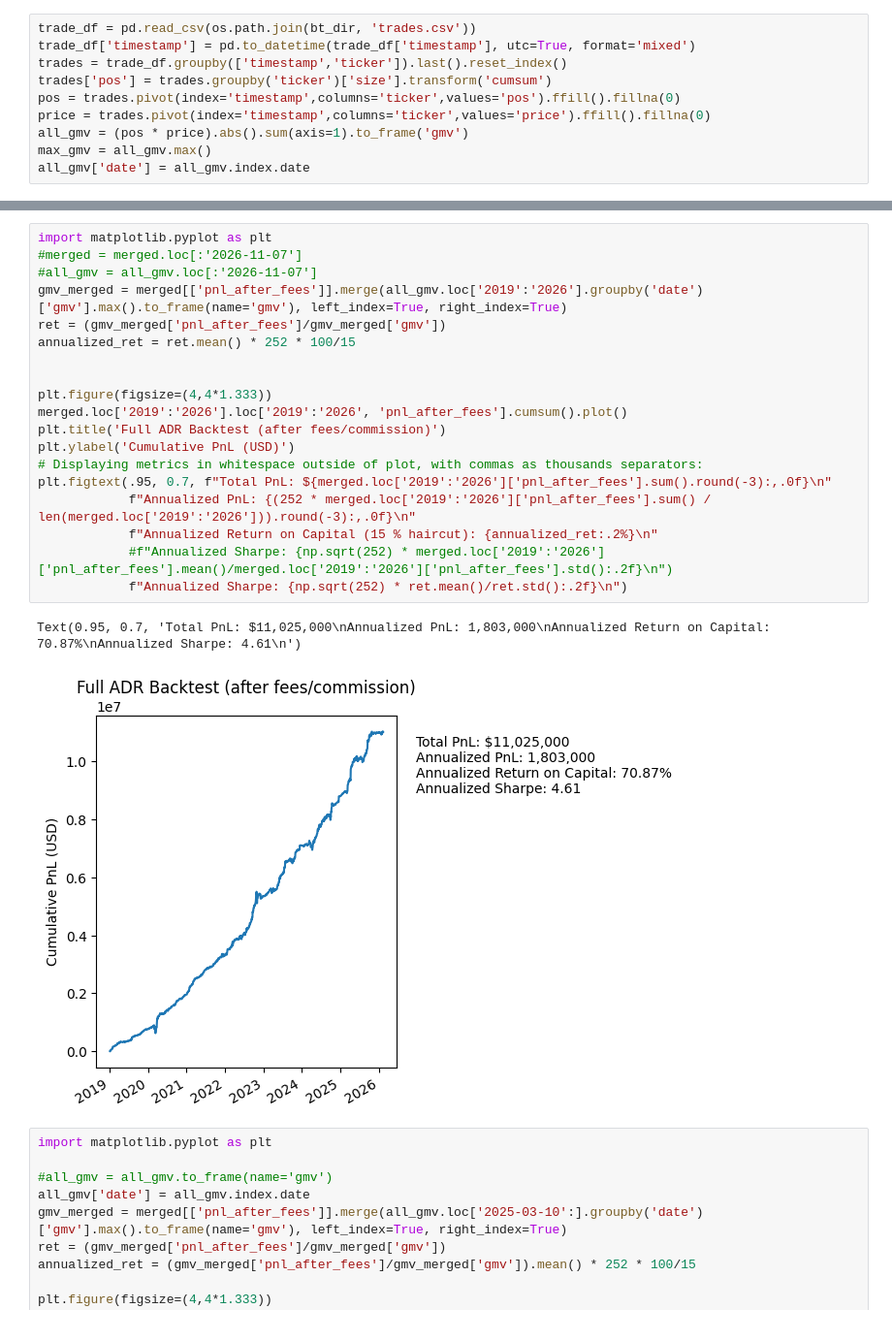
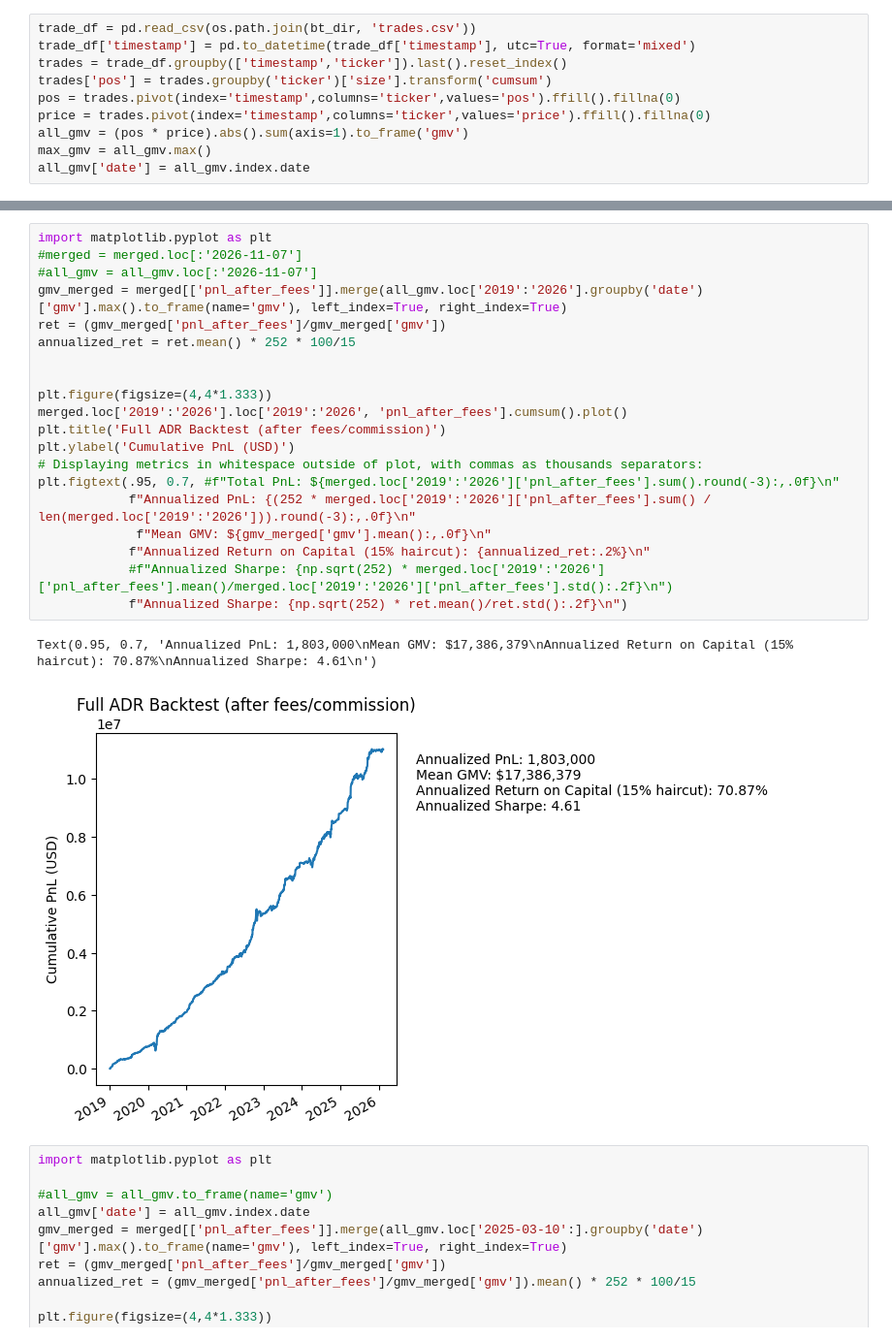
Before and after one commit to petermelq/research_adr, a Jupyter notebook: notebooks/bt_with_fees2.ipynb, the cells around one changed output, grey strips where cells are left out. Shown at 97% size. Drawn from its saved outputs; the diff is of its cells as text.

```diff
--- a/notebooks/bt_with_fees2.ipynb
+++ b/notebooks/bt_with_fees2.ipynb
@@ -40,25 +56,26 @@ all_gmv['date'] = all_gmv.index.date
 # %%
 import matplotlib.pyplot as plt
 #merged = merged.loc[:'2026-11-07']
 #all_gmv = all_gmv.loc[:'2026-11-07']
 gmv_merged = merged[['pnl_after_fees']].merge(all_gmv.loc['2019':'2026'].groupby('date')['gmv'].max().to_frame(name='gmv'), left_index=True, right_index=True)
 ret = (gmv_merged['pnl_after_fees']/gmv_merged['gmv'])
 annualized_ret = ret.mean() * 252 * 100/15
 
 
 plt.figure(figsize=(4,4*1.333))
 merged.loc['2019':'2026'].loc['2019':'2026', 'pnl_after_fees'].cumsum().plot()
 plt.title('Full ADR Backtest (after fees/commission)')
 plt.ylabel('Cumulative PnL (USD)')
 # Displaying metrics in whitespace outside of plot, with commas as thousands separators:
-plt.figtext(.95, 0.7, f"Total PnL: ${merged.loc['2019':'2026']['pnl_after_fees'].sum().round(-3):,.0f}\n"
+plt.figtext(.95, 0.7, #f"Total PnL: ${merged.loc['2019':'2026']['pnl_after_fees'].sum().round(-3):,.0f}\n"
             f"Annualized PnL: {(252 * merged.loc['2019':'2026']['pnl_after_fees'].sum() / len(merged.loc['2019':'2026'])).round(-3):,.0f}\n"
-            f"Annualized Return on Capital (15 % haircut): {annualized_ret:.2%}\n"
+             f"Mean GMV: ${gmv_merged['gmv'].mean():,.0f}\n"
+            f"Annualized Return on Capital (15% haircut): {annualized_ret:.2%}\n"
             #f"Annualized Sharpe: {np.sqrt(252) * merged.loc['2019':'2026']['pnl_after_fees'].mean()/merged.loc['2019':'2026']['pnl_after_fees'].std():.2f}\n")
             f"Annualized Sharpe: {np.sqrt(252) * ret.mean()/ret.std():.2f}\n")
 # %% [output]
-Text(0.95, 0.7, 'Total PnL: $11,025,000\nAnnualized PnL: 1,803,000\nAnnualized Return on Capital: 70.87%\nAnnualized Sharpe: 4.61\n')
+Text(0.95, 0.7, 'Annualized PnL: 1,803,000\nMean GMV: $17,386,379\nAnnualized Return on Capital (15% haircut): 70.87%\nAnnualized Sharpe: 4.61\n')
-[figure, old version]
+[figure, new version]
 # %%
 import matplotlib.pyplot as plt
 
```
Also changed, not shown: parts of 1 cell of this notebook, 21 other files.
